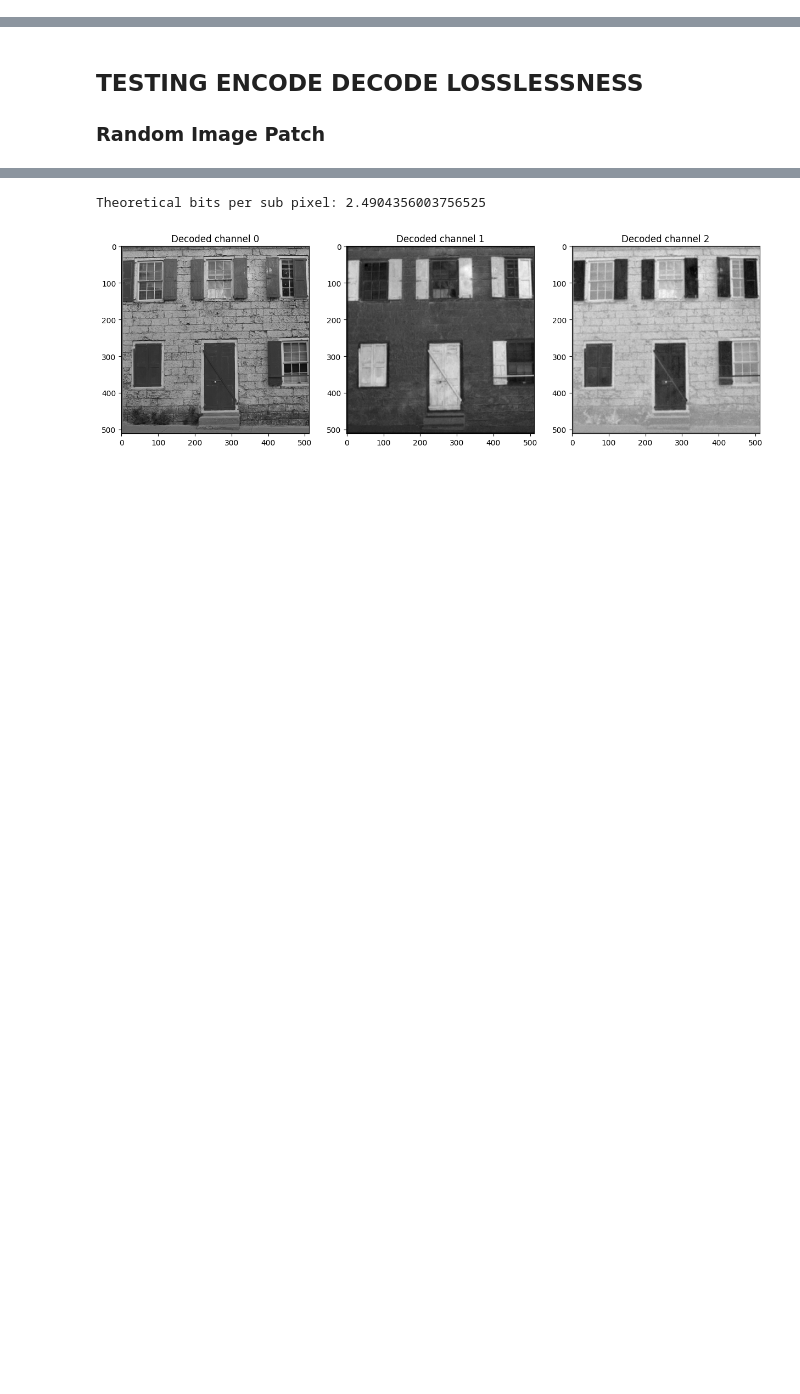
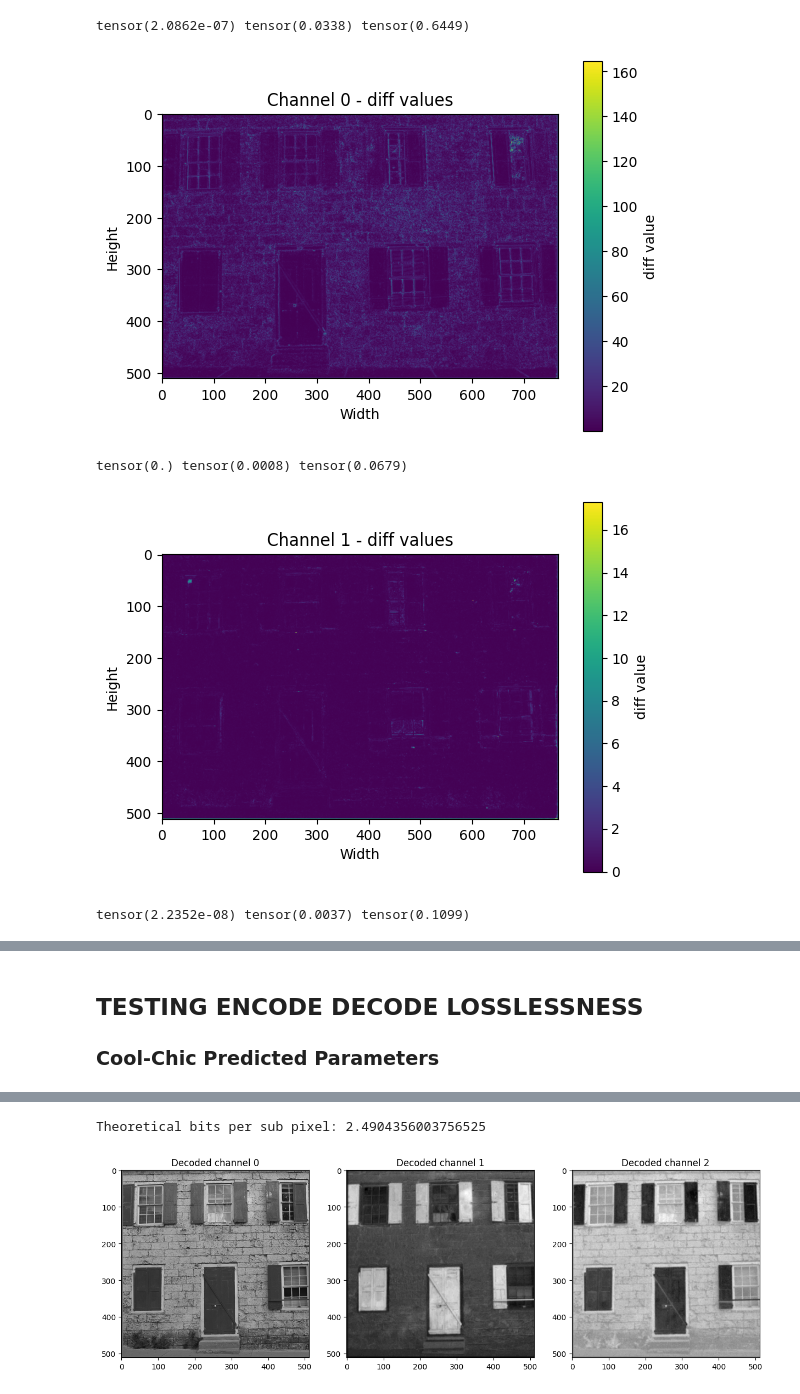
Before and after one commit to Qwedux/Cool-Chic, a Jupyter notebook: coolchic/testing/tmp.ipynb, the cells around one changed output, grey strips where cells are left out. Cells and saved outputs as stored; diff of their text form; code cells hidden in the pictures; blank space fills up the shorter version.

Commit message:
Chore: Cl;eanup Encode Decode Testing

```diff
--- a/coolchic/testing/tmp.ipynb
+++ b/coolchic/testing/tmp.ipynb
@@ -172,14 +125,33 @@ mu, scale = get_mu_and_scale_linear_color(
 # %%
+# ==========================================================================================
+# Load raw_out and image from Cool-Chic training
+# ==========================================================================================
+raw_out = torch.tensor(np.load("./testing/data/encoded_raw_out.npy"))
+image = torch.tensor(np.load("./testing/data/original_image.npy"))
+
+mu, scale = get_mu_and_scale_linear_color(
+    raw_out, image
+)
+
+# ==========================================================================================
+# Visualize diff = abs(mu - image)
+# ==========================================================================================
 for channel in range(3):
     channel_ranges = MonochromeBitdepths()
     mu_slice = mu[:, channel : channel + 1]
     image_slice = image[:, channel : channel + 1]
     diff = abs(mu_slice - image_slice)
     print(diff.min(), diff.mean(), diff.max())
     plt.figure()
-    plt.title(f"Channel {channel} - mu values")
+    plt.title(f"Channel {channel} - diff values")
     plt.imshow(diff[0].permute(1, 2, 0).numpy()*255)
-    plt.colorbar(label="mu value")
+    plt.colorbar(label="diff value")
     plt.xlabel("Width")
     plt.ylabel("Height")
     plt.show()
+# %% [output]
+tensor(2.0862e-07) tensor(0.0338) tensor(0.6449)
+[figure, added]
+tensor(0.) tensor(0.0008) tensor(0.0679)
+[figure, added]
+tensor(2.2352e-08) tensor(0.0037) tensor(0.1099)
@@ -748,4 +374,4 @@ def decode(
 # %% [markdown]
 ## TESTING ENCODE DECODE LOSSLESSNESS
 
-### Random Image Patch
+### Cool-Chic Predicted Parameters
```
Also changed, not shown: parts of 12 cells of this notebook, 2 other files.
